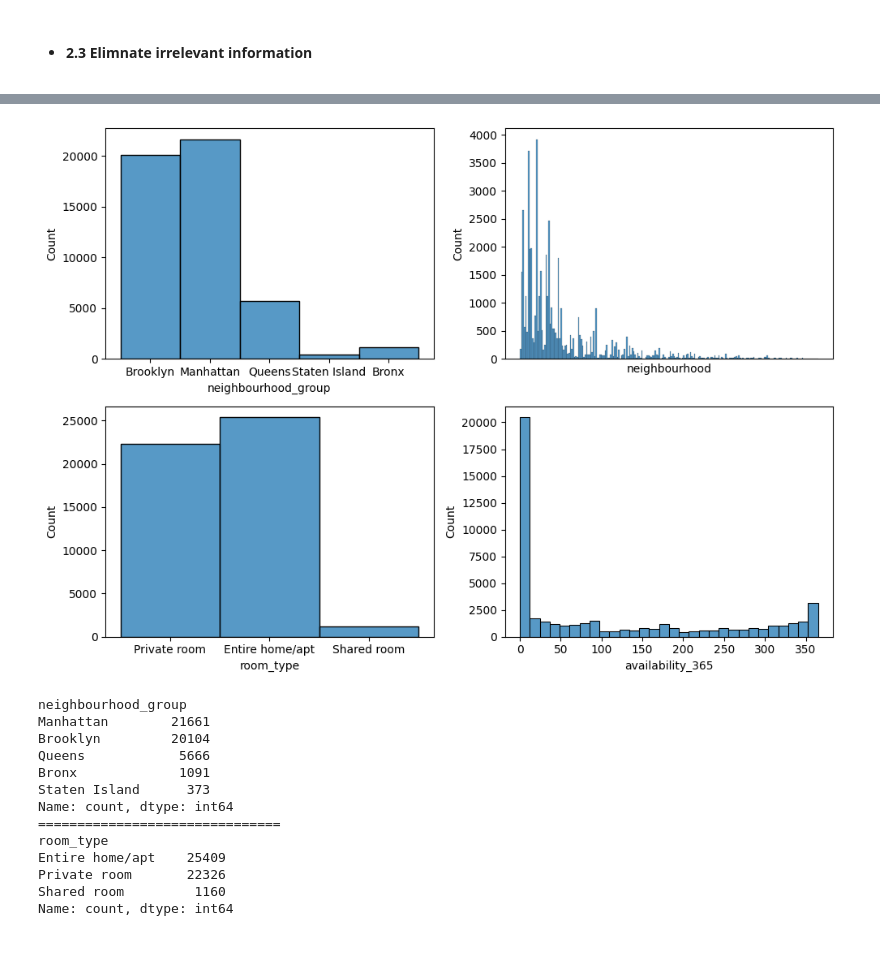
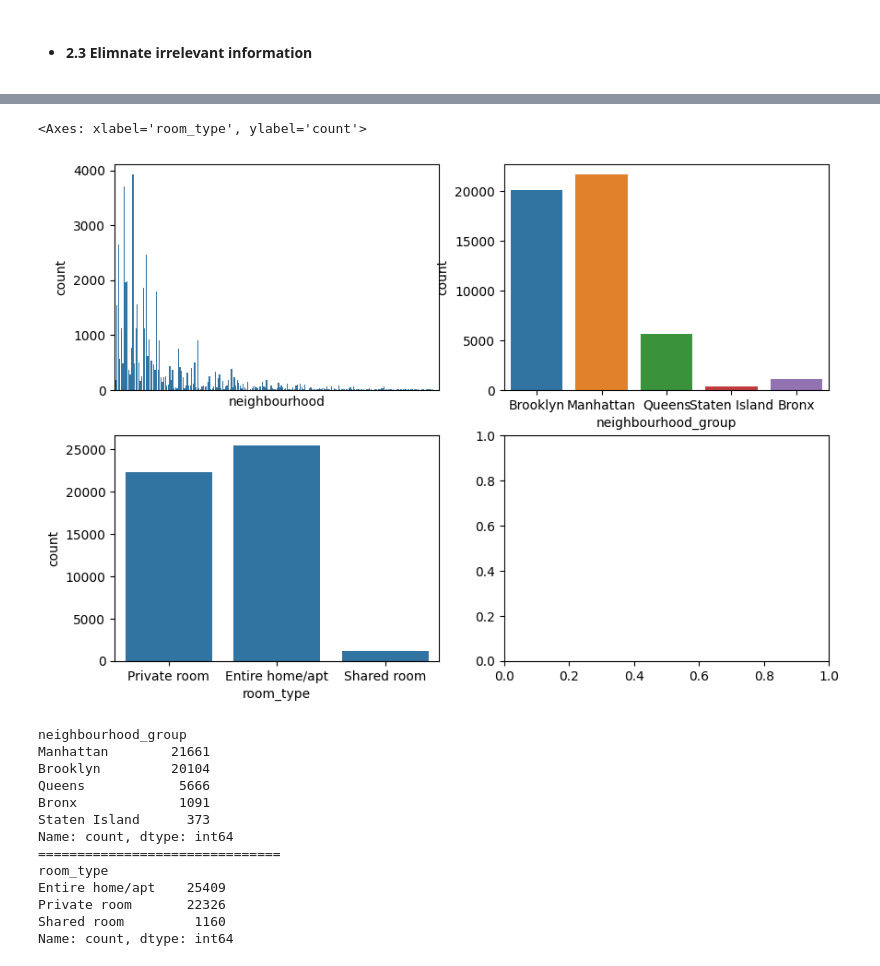
Before and after one commit to 4GeeksAcademy/fer-romerEDA, a Jupyter notebook: src/explore.ipynb, the cells around one changed output, grey strips where cells are left out. Saved outputs shown, nothing was run; the diff lists cells and outputs as text; code cells hidden in the pictures.

```diff
--- a/src/explore.ipynb
+++ b/src/explore.ipynb
@@ -167,7 +175,9 @@ AB_NYC_2019.head()
 # %%
 # Eliminate irrelevant columns
 
-AB_NYC_2019.drop(["name", "id", "host_name", "last_review", "host_id"], axis = "columns", inplace = True)
+AB_NYC_2019.drop(["name", "id", "host_name", "last_review", "host_id"],
+                    axis = "columns",
+                        inplace = True)
 
-AB_NYC_2019.head()
+AB_NYC_2019.head(3)
 # %% [output]
@@ -200,23 +194,31 @@ Categorical columns:
 # %%
-# Frecuency of each category and bar chart
+# histplot is used to display the distribution of a numerical variable by dividing it into
+# intervals, or "bins," and showing the frequency of observations in each bin.
+
+# countplot is used to show the count of observations for each category in a categorical variable.
+
+# Frecuency of each category and histogram
 
 fig, axis = plt.subplots(2, 2, figsize=(10, 7))
 
 # Create Histogram
 
-sns.histplot(ax = axis[0,0], data = AB_NYC_2019, x = "neighbourhood_group")
-sns.histplot(ax = axis[0,1], data = AB_NYC_2019, x = "neighbourhood").set_xticks([])
-sns.histplot(ax = axis[1,0], data = AB_NYC_2019, x = "room_type")
-sns.histplot(ax = axis[1,1], data = AB_NYC_2019, x = "availability_365")
+sns.countplot(ax = axis[0,0],
+                data = AB_NYC_2019,
+                    x = "neighbourhood",
+                         ).set_xticks([])
 
+sns.countplot(ax = axis[0,1],
+                data = AB_NYC_2019,
+                    x = "neighbourhood_group",
+                        hue = "neighbourhood_group")
 
-# Adjust layout
-plt.tight_layout()
-
-# Show the plot
-plt.show()
+sns.countplot(ax = axis[1,0],
+                data = AB_NYC_2019,
+                    x = "room_type")
 # %% [output]
+<Axes: xlabel='room_type', ylabel='count'>
-[figure, old version]
+[figure, new version]
 # %%
 print(AB_NYC_2019['neighbourhood_group'].value_counts())
 
```
Also changed, not shown: parts of 15 cells of this notebook.
